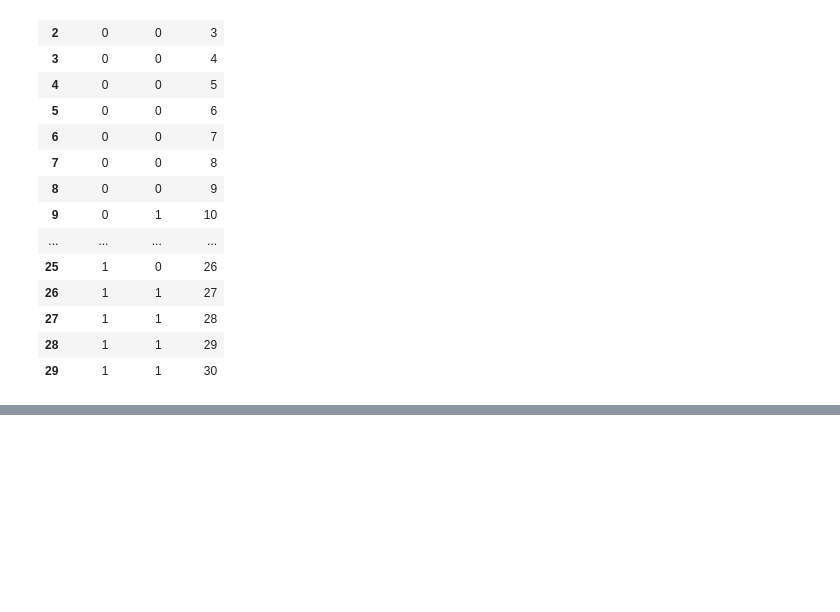
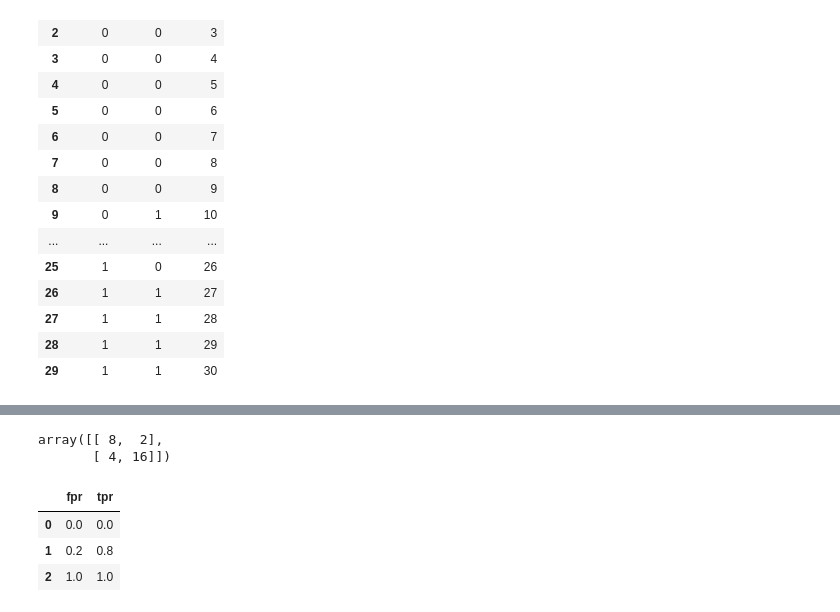
Before and after one commit to MikeRodziewicz/Udemy_ML_Bootcamp, a Jupyter notebook: scikit.ipynb, the cells around one changed output, grey strips where cells are left out. Drawn from its saved outputs; the diff is of its cells as text; code cells hidden in the pictures; blank space fills up the shorter version.

```diff
--- a/scikit.ipynb
+++ b/scikit.ipynb
@@ -162,3 +162,21 @@ fig.update_layout(width=900, height=500, title='Binarny')
 fig.show()
 # %% [output]
 [interactive output not drawn]
+# %%
+from sklearn.metrics import confusion_matrix
+
+confusion_matrix(y_true, y_pred)
+# %% [output]
+array([[ 8,  2],
+       [ 4, 16]])
+# %%
+from sklearn.metrics import roc_curve
+
+fpr, tpr, thresh = roc_curve(y_true, y_pred, pos_label=1)
+roc = pd.DataFrame({'fpr': fpr, 'tpr': tpr})
+roc
+# %% [output]
+|  | fpr | tpr |
+| 0 | 0.0 | 0.0 |
+| 1 | 0.2 | 0.8 |
+| 2 | 1.0 | 1.0 |
```
Also changed, not shown: parts of 7 cells of this notebook.
